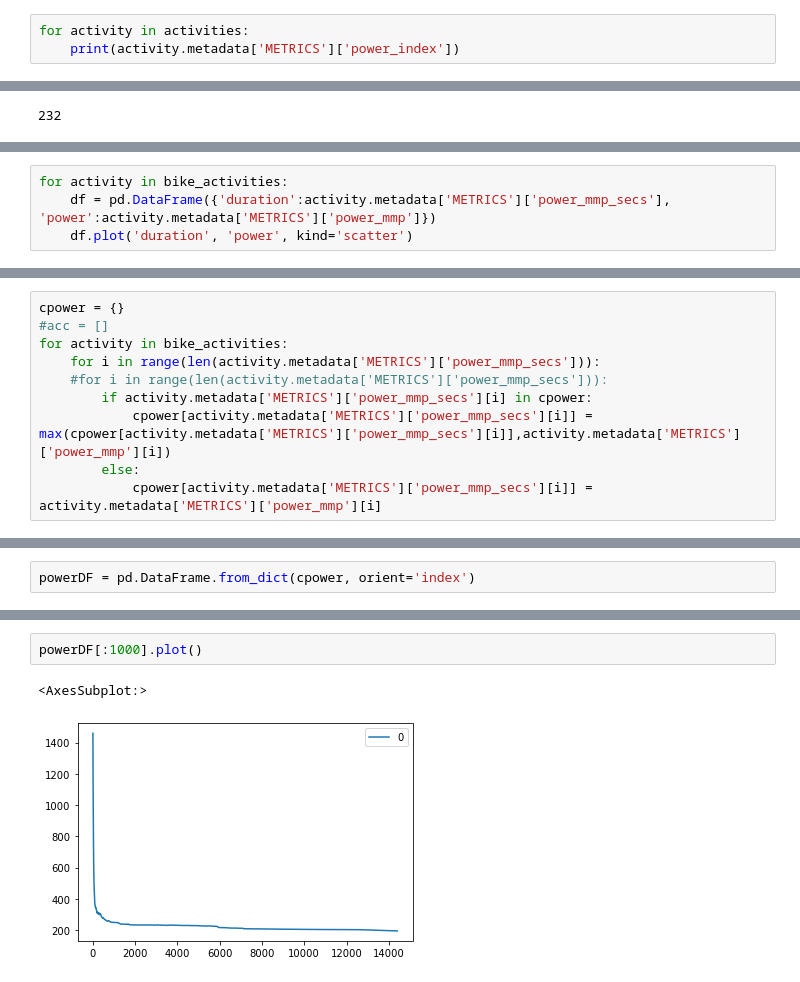
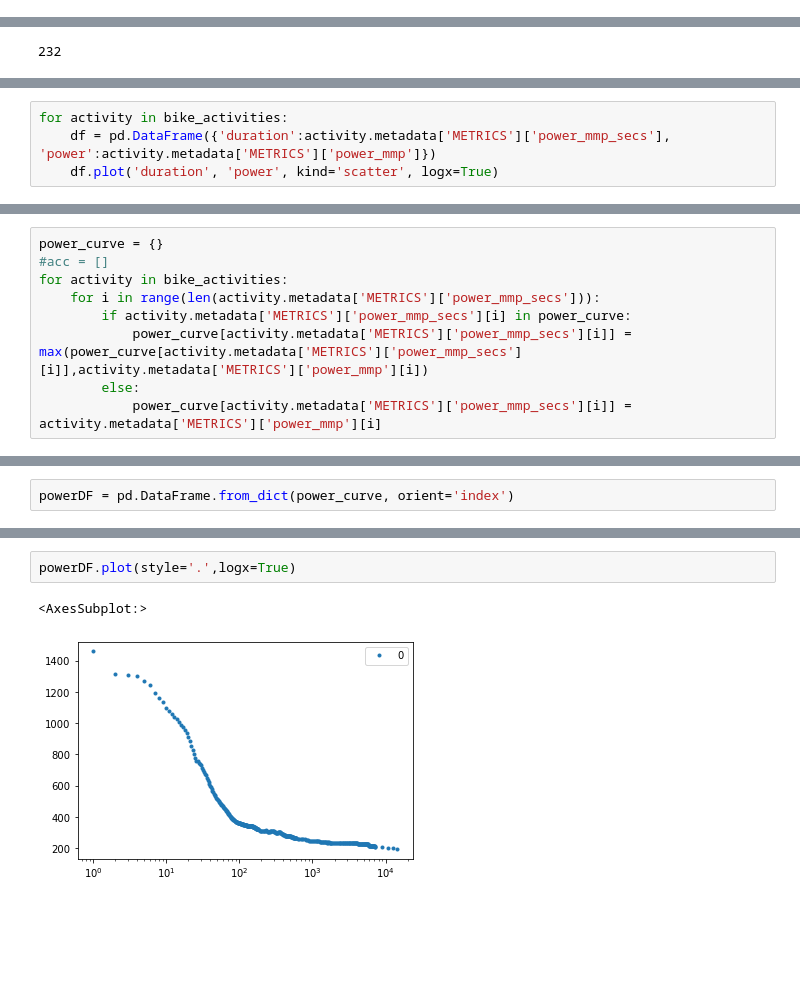
Before and after one commit to matib-g/MasterThesis-Analysis-of-cyclists-training, a Jupyter notebook: ReadData.ipynb, the cells around one changed output, grey strips where cells are left out. Cells and saved outputs as stored; diff of their text form; blank space fills up the shorter version.

```diff
--- a/ReadData.ipynb
+++ b/ReadData.ipynb
@@ -85,6 +129,3 @@ activities[n].data.power.plot()
 activities[n].metadata['METRICS']['a_skiba_xpower'][0]
 # %% [output]
 '198.90497'
-# %%
-for activity in activities:
-    print(activity.metadata['METRICS']['power_index'])
@@ -101,5 +144,5 @@ len(bike_activities)
 # %%
 for activity in bike_activities:
     df = pd.DataFrame({'duration':activity.metadata['METRICS']['power_mmp_secs'], 'power':activity.metadata['METRICS']['power_mmp']})
-    df.plot('duration', 'power', kind='scatter')
+    df.plot('duration', 'power', kind='scatter', logx=True)
 # %% [output]
@@ -119,10 +164,9 @@ for activity in bike_activities:
 # %%
-cpower = {}
+power_curve = {}
 #acc = []
 for activity in bike_activities:
     for i in range(len(activity.metadata['METRICS']['power_mmp_secs'])):
-    #for i in range(len(activity.metadata['METRICS']['power_mmp_secs'])):
-        if activity.metadata['METRICS']['power_mmp_secs'][i] in cpower:
-            cpower[activity.metadata['METRICS']['power_mmp_secs'][i]] = max(cpower[activity.metadata['METRICS']['power_mmp_secs'][i]],activity.metadata['METRICS']['power_mmp'][i])
+        if activity.metadata['METRICS']['power_mmp_secs'][i] in power_curve:
+            power_curve[activity.metadata['METRICS']['power_mmp_secs'][i]] = max(power_curve[activity.metadata['METRICS']['power_mmp_secs'][i]],activity.metadata['METRICS']['power_mmp'][i])
         else:
-            cpower[activity.metadata['METRICS']['power_mmp_secs'][i]] = activity.metadata['METRICS']['power_mmp'][i]
+            power_curve[activity.metadata['METRICS']['power_mmp_secs'][i]] = activity.metadata['METRICS']['power_mmp'][i]
@@ -149,2 +197,2 @@ cpower
 # %%
-powerDF = pd.DataFrame.from_dict(cpower, orient='index')
+powerDF = pd.DataFrame.from_dict(power_curve, orient='index')
@@ -151,5 +215,5 @@ powerDF = pd.DataFrame.from_dict(cpower, orient='index')
 # %%
-powerDF[:1000].plot()
+powerDF.plot(style='.',logx=True)
 # %% [output]
 <AxesSubplot:>
-[figure, old version]
+[figure, new version]
```
Also changed, not shown: parts of 50 cells of this notebook.
